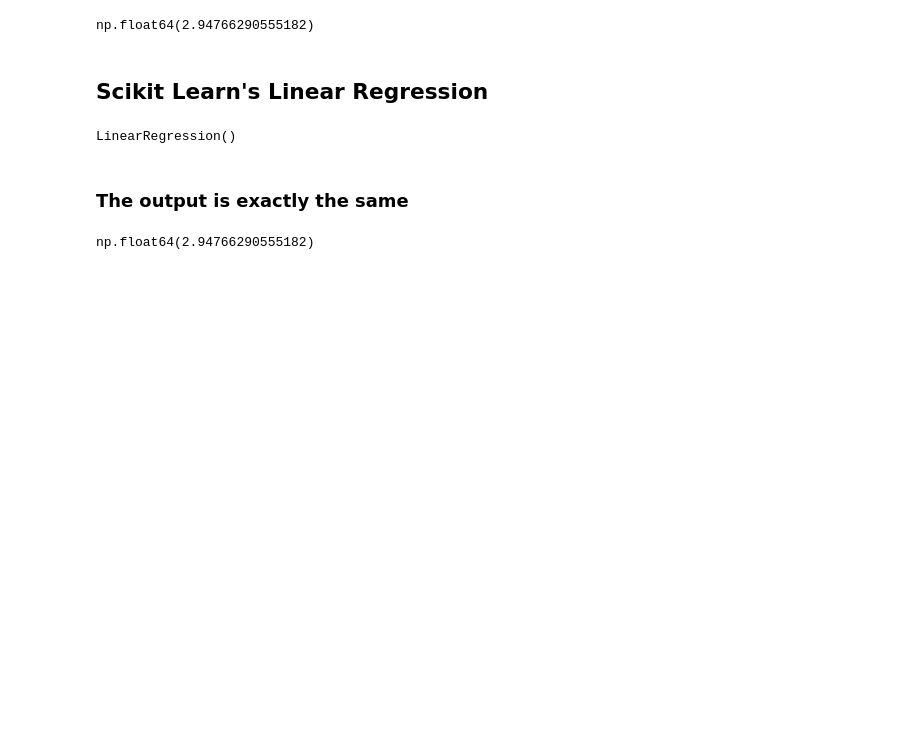
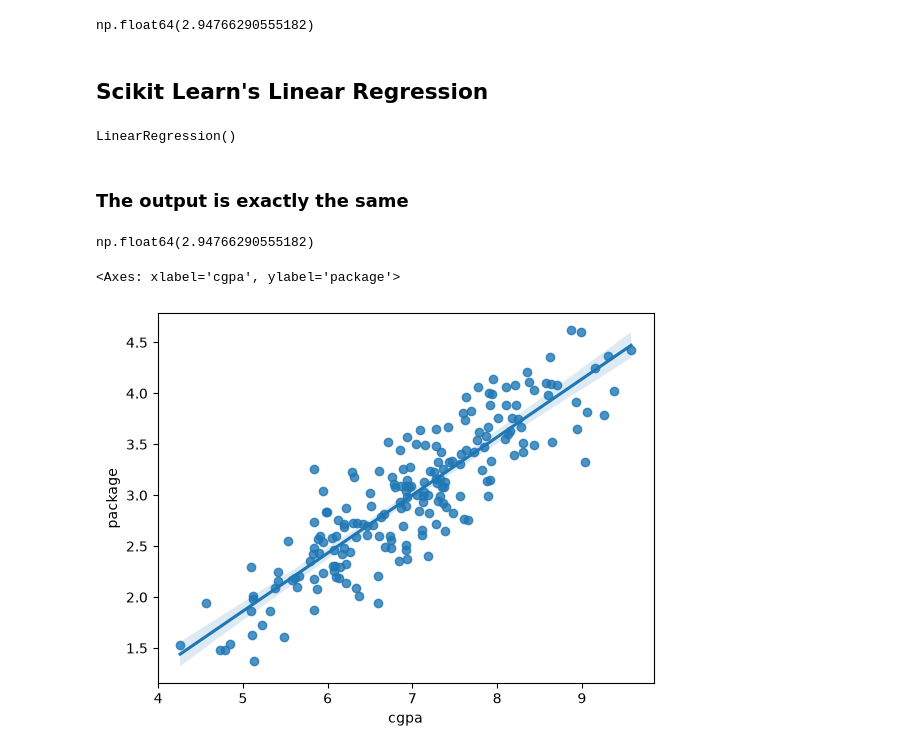
Before and after one commit to AMMARKHALID2004/ai-foundation-portfolio, a Jupyter notebook: Machine-Learning/Linear Regression/My implementation of Linear Regression.ipynb, the cells around one changed output. Saved outputs shown, nothing was run; the diff lists cells and outputs as text; code cells hidden in the pictures; blank space fills up the shorter version.

Commit message:
Linear Regression graph

```diff
--- a/Machine-Learning/Linear Regression/My implementation of Linear Regression.ipynb
+++ b/Machine-Learning/Linear Regression/My implementation of Linear Regression.ipynb
@@ -73,3 +74,8 @@ LinearRegression()
 lr.predict(6.89)
 # %% [output]
 np.float64(2.94766290555182)
+# %%
+sns.regplot(data=df, x=df['cgpa'], y=df['package'])
+# %% [output]
+<Axes: xlabel='cgpa', ylabel='package'>
+[figure, added]
```
Also changed, not shown: parts of 1 cell of this notebook.
